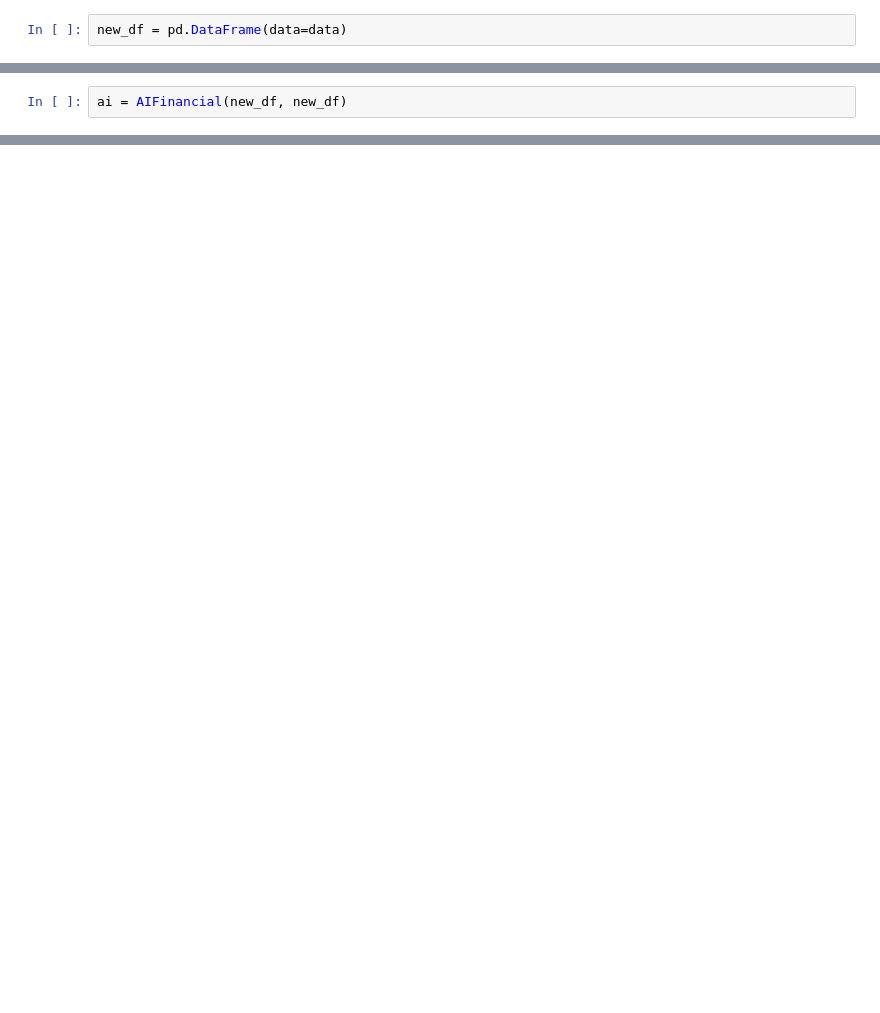
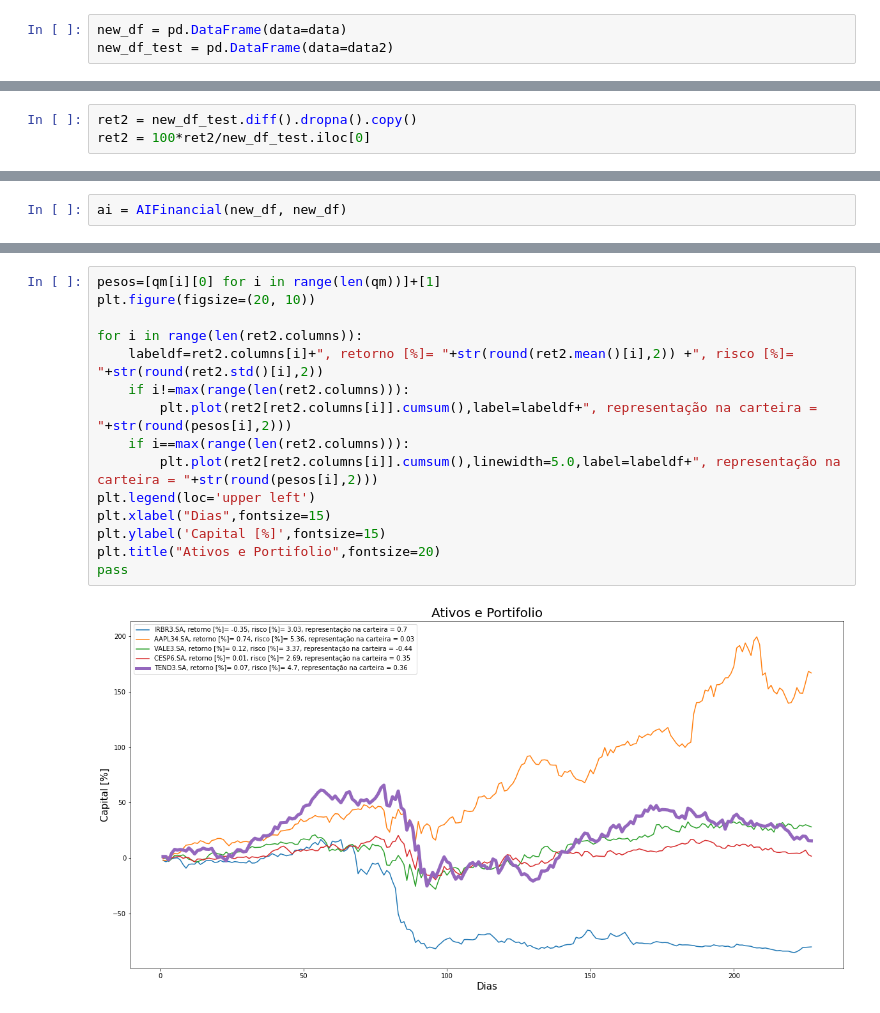
Before and after one commit to victorhdcoelho/atividade1-SinaisDigitais, a Jupyter notebook: Atividade1.ipynb, the cells around one changed output, grey strips where cells are left out. Cells and saved outputs as stored; diff of their text form; blank space fills up the shorter version.

```diff
--- a/Atividade1.ipynb
+++ b/Atividade1.ipynb
@@ -136,5 +143,6 @@ for i in range(228):
 # %%
 new_df = pd.DataFrame(data=data)
+new_df_test = pd.DataFrame(data=data2)
 # %%
 new_df.head()
 # %% [output]
@@ -152,6 +160,9 @@ pass
 # %%
 ret=new_df.diff().dropna().copy()
 ret=100*ret/new_df.iloc[0]
+# %%
+ret2 = new_df_test.diff().dropna().copy()
+ret2 = 100*ret2/new_df_test.iloc[0]
 # %%
 ret
 # %% [output]
@@ -236,0 +267,17 @@ ai.heatmap_train()
+# %%
+pesos=[qm[i][0] for i in range(len(qm))]+[1]
+plt.figure(figsize=(20, 10))
+
+for i in range(len(ret2.columns)):
+    labeldf=ret2.columns[i]+", retorno [%]= "+str(round(ret2.mean()[i],2)) +", risco [%]= "+str(round(ret2.std()[i],2))
+    if i!=max(range(len(ret2.columns))):
+        plt.plot(ret2[ret2.columns[i]].cumsum(),label=labeldf+", representação na carteira = "+str(round(pesos[i],2)))
+    if i==max(range(len(ret2.columns))):
+        plt.plot(ret2[ret2.columns[i]].cumsum(),linewidth=5.0,label=labeldf+", representação na carteira = "+str(round(pesos[i],2)))
+plt.legend(loc='upper left')
+plt.xlabel("Dias",fontsize=15)
+plt.ylabel('Capital [%]',fontsize=15)
+plt.title("Ativos e Portifolio",fontsize=20)
+pass
+# %% [output]
+[figure, added]
```
Also changed, not shown: parts of 15 cells of this notebook.
